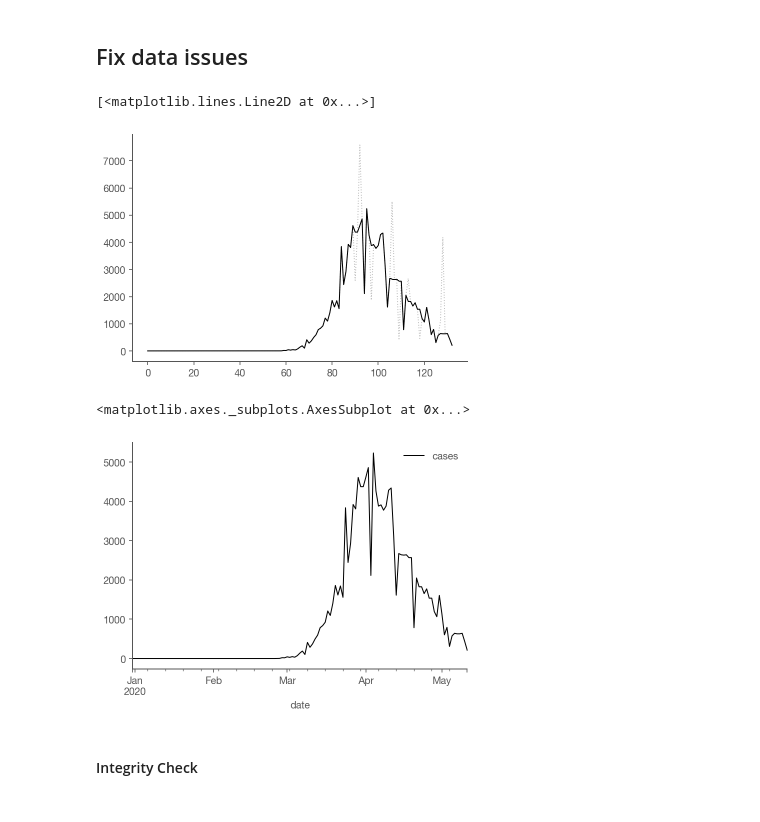
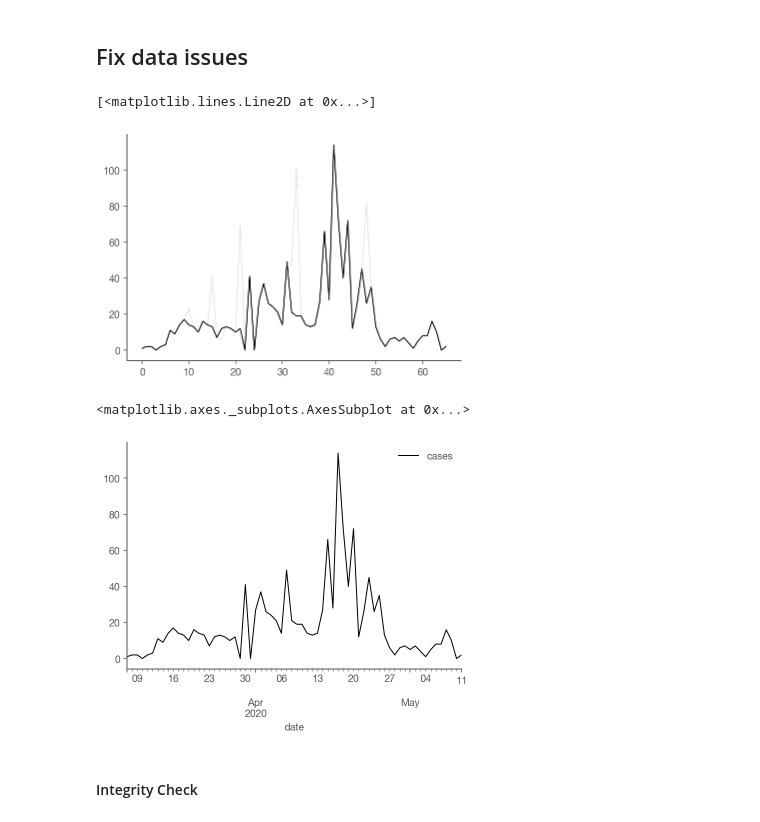
Before and after one commit to maciekrt/covid-19, a Jupyter notebook: Realtime Rt mcmc.ipynb, the cells around one changed output. Saved outputs shown, nothing was run; the diff lists cells and outputs as text; code cells hidden in the pictures.

Commit message:
Fix up Slovakia results on Mar 11
The previous estimation diverged and yielded bogus results.

```diff
--- a/Realtime Rt mcmc.ipynb
+++ b/Realtime Rt mcmc.ipynb
@@ -107,16 +107,16 @@ def hampel_filter_pandas(input_series, window_size, n_sigmas=3.0):
 
     return new_series, indices
 # %%
-country = "France"
+country = "Slovakia"
 rawData = countries.loc[country]['cases']
 
 filteredData, _ = hampel_filter_pandas(rawData, 3, 2.0)
 fig, ax = plt.subplots()
 ax.plot(rawData.to_numpy(),alpha=0.25,c='k', linestyle=':', lw=1)
 ax.plot(filteredData.to_numpy(), c='k', lw=1)
 # %% [output]
 [<matplotlib.lines.Line2D at 0x...>]
-[figure, old version]
+[figure, new version]
 # %%
 def transform_cases(case_series):
     filtered, _ = hampel_filter_pandas(case_series, 3, 2.0)
@@ -127,7 +127,7 @@ transformedCases = countries.groupby('country').transform(transform_cases)
 transformedCases.loc[country].plot(c='k', lw=1)
 # %% [output]
 <matplotlib.axes._subplots.AxesSubplot at 0x...>
-[figure, old version]
+[figure, new version]
 # %%
 countries = transformedCases
 # %% [markdown]
```
Also changed, not shown: parts of 7 cells of this notebook, 1 other file.
